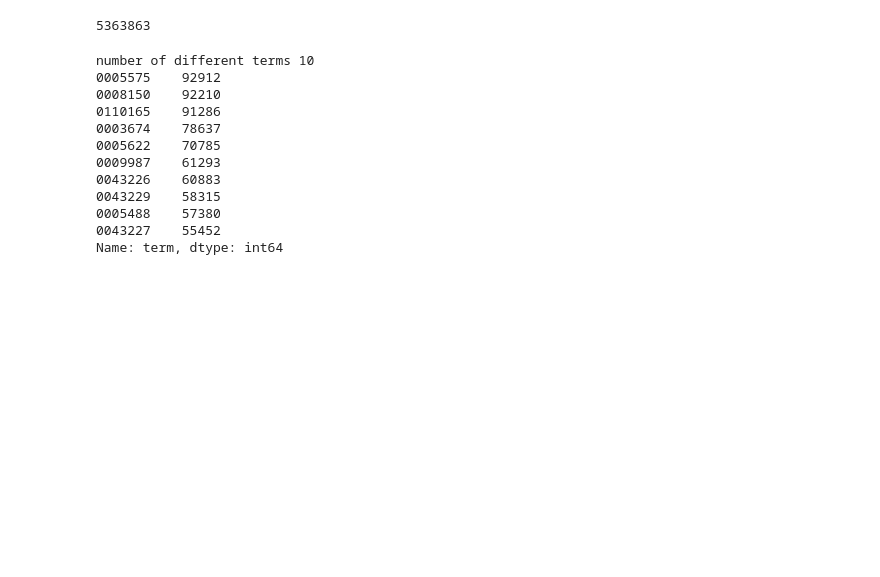
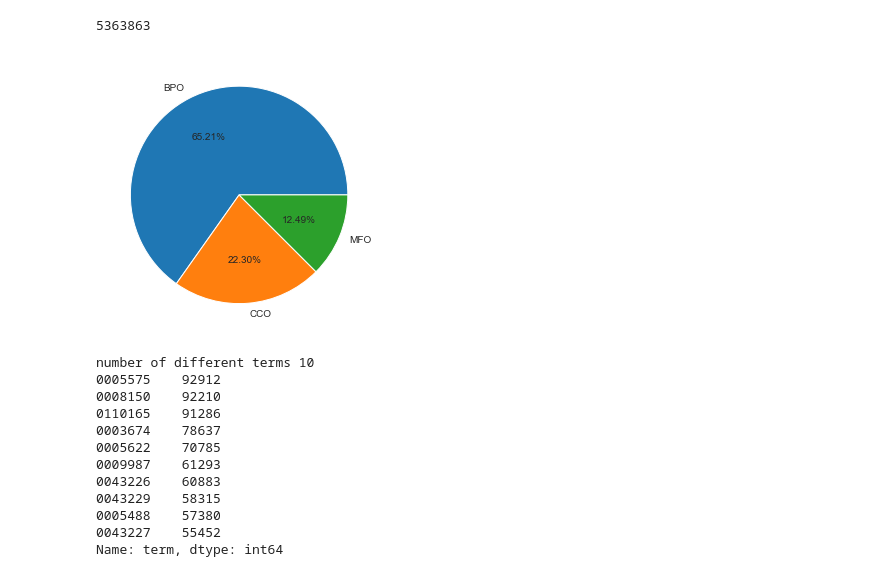
Before and after one commit to Ym012/Protein-prediction, a Jupyter notebook: Code for random forest.ipynb, the cells around one changed output. Saved outputs shown, nothing was run; the diff lists cells and outputs as text; code cells hidden in the pictures; blank space fills up the shorter version.

```diff
--- a/Code for random forest.ipynb
+++ b/Code for random forest.ipynb
@@ -245,6 +274,21 @@ merge.head()
 len(merge)
 # %% [output]
 5363863
+# %%
+## Making a Figure
+plt.figure(figsize=(5,5))
+
+
+## calling plt.pie
+## Then inputting the group sizes
+plt.pie(merge['aspect'].value_counts(),
+       labels= merge['aspect'].value_counts().keys(),
+      autopct="%1.2f%%" )
+
+## Displaying the Figure
+plt.show()
+# %% [output]
+[figure, added]
 # %%
 L = {'A':1, 'B':2, 'C':3, 'D':4,'E':5,
      'F':6,'G':7,'H':8,'I':9,'J':10,
```
Also changed, not shown: parts of 16 cells of this notebook.
